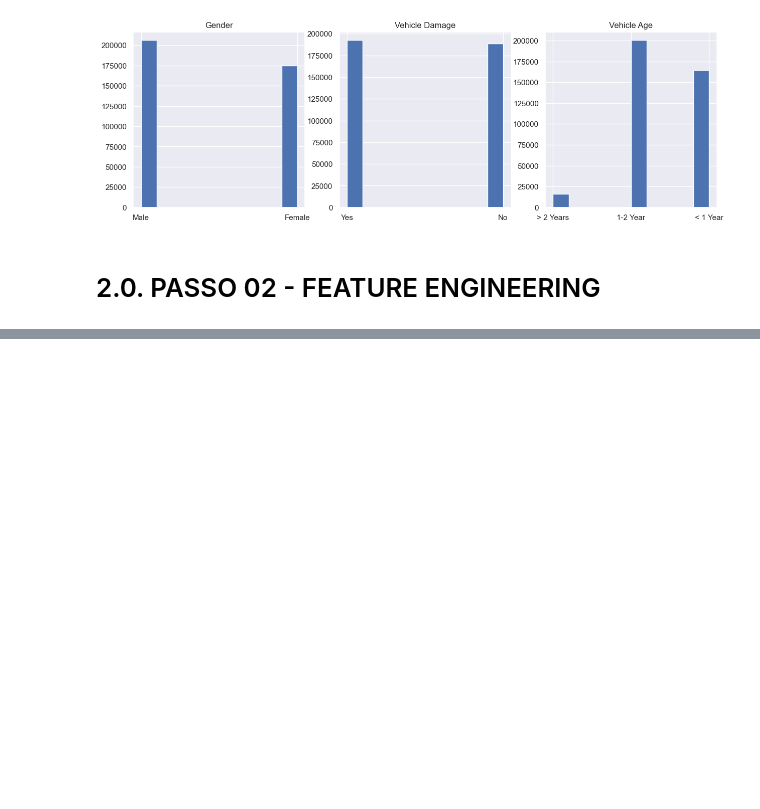
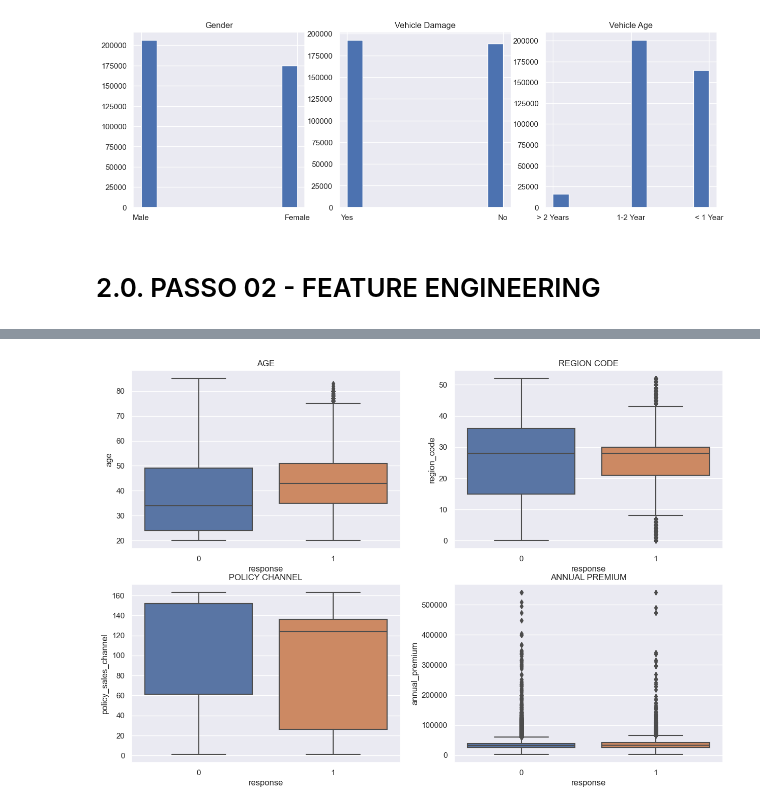
Before and after one commit to danielcbd/health_insurance, a Jupyter notebook: sprint01_health_insurance_cross_sell.ipynb, the cells around one changed output, grey strips where cells are left out. Cells and saved outputs as stored; diff of their text form; code cells hidden in the pictures; blank space fills up the shorter version.

```diff
--- a/sprint01_health_insurance_cross_sell.ipynb
+++ b/sprint01_health_insurance_cross_sell.ipynb
@@ -170,0 +239,17 @@ df2 = df1.copy()
+# %%
+# age
+grid = GridSpec(2,2)
+
+plt.subplot(grid[0,0])
+sns.boxplot(x ='response', y ='age', data = num_attributes).set_title('AGE')
+
+plt.subplot(grid[0,1])
+sns.boxplot(x = 'response', y = 'region_code', data = num_attributes).set_title('REGION CODE')
+
+plt.subplot(grid[1,0])
+sns.boxplot(x = 'response', y = 'policy_sales_channel', data = num_attributes).set_title('POLICY CHANNEL')
+
+plt.subplot(grid[1,1])
+sns.boxplot(x = 'response', y = 'annual_premium', data = num_attributes).set_title('ANNUAL PREMIUM');
+# %% [output]
+[figure, added]
```
Also changed, not shown: parts of 21 cells of this notebook.
